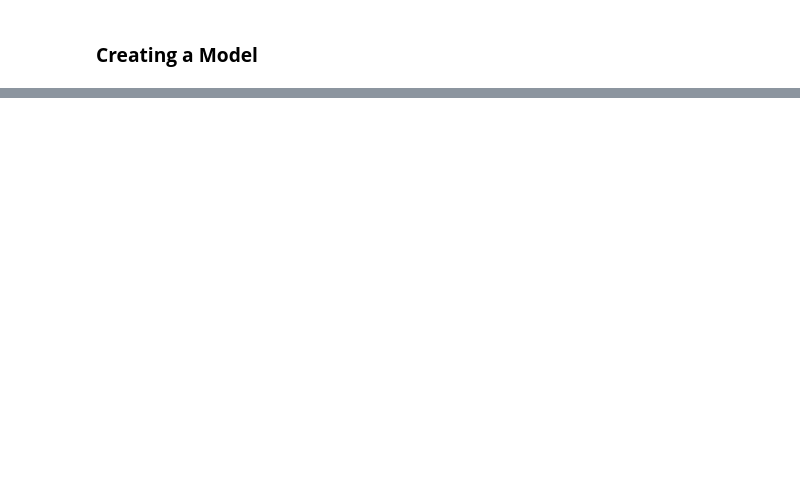
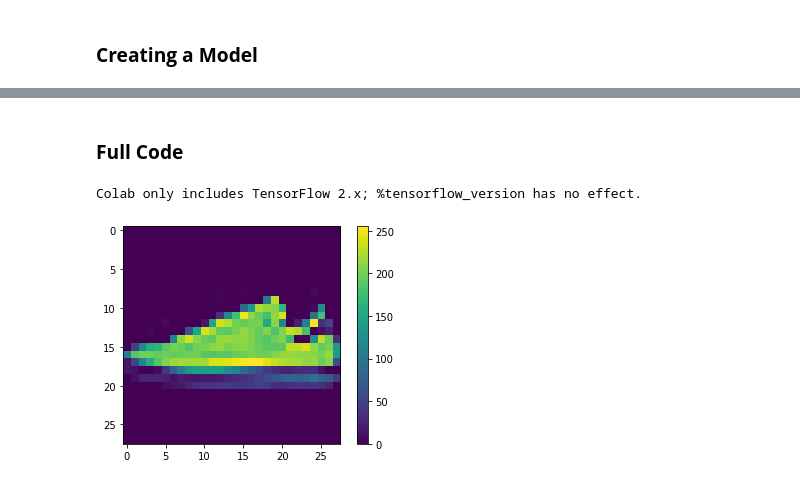
Before and after one commit to taufiksatrian/freeCodeCamp-Machine-Learning-with-Python, a Jupyter notebook: Neural-Networks.ipynb, the cells around one changed output, grey strips where cells are left out. Drawn from its saved outputs; the diff is of its cells as text; code cells hidden in the pictures; blank space fills up the shorter version.

```diff
--- a/Neural-Networks.ipynb
+++ b/Neural-Networks.ipynb
@@ -24,0 +215,34 @@ Gradient Descent
+# %% [markdown]
+### **Full Code**
+# %%
+%tensorflow_version 2.x
+
+import tensorflow as tf
+from tensorflow import keras
+import numpy as np
+import pandas as pd
+import matplotlib.pyplot as plt
+
+fashion_mnist = keras.datasets.fashion_mnist # load dataset
+(train_images, train_labels), (test_images, test_labels) = fashion_mnist.load_data() #split into testing and training
+
+train_images.shape
+
+train_images[0,23,23] # look at one pixel
+
+train_labels[:10] # look at the first 10 training labels
+
+class_names = ['T-shirt/top', 'Trouser', 'Pullover', 'Dress', 'Coat',
+               'Sandal', 'Shirt', 'Sneaker', 'Bag', 'Angkle boot']
+
+plt.figure()
+plt.imshow(train_images[6])
+plt.colorbar()
+plt.grid(False)
+plt.show()
+
+train_images = train_images / 255.0
+test_images = test_images / 255.0
+# %% [output]
+Colab only includes TensorFlow 2.x; %tensorflow_version has no effect.
+[figure, added]
```
Also changed, not shown: parts of 36 cells of this notebook.
